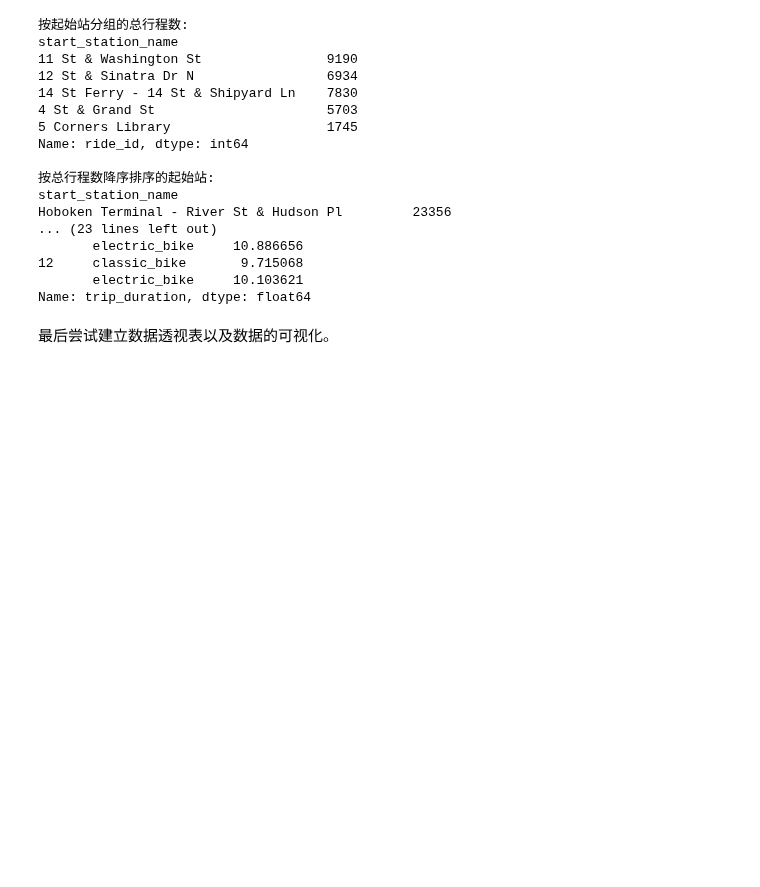
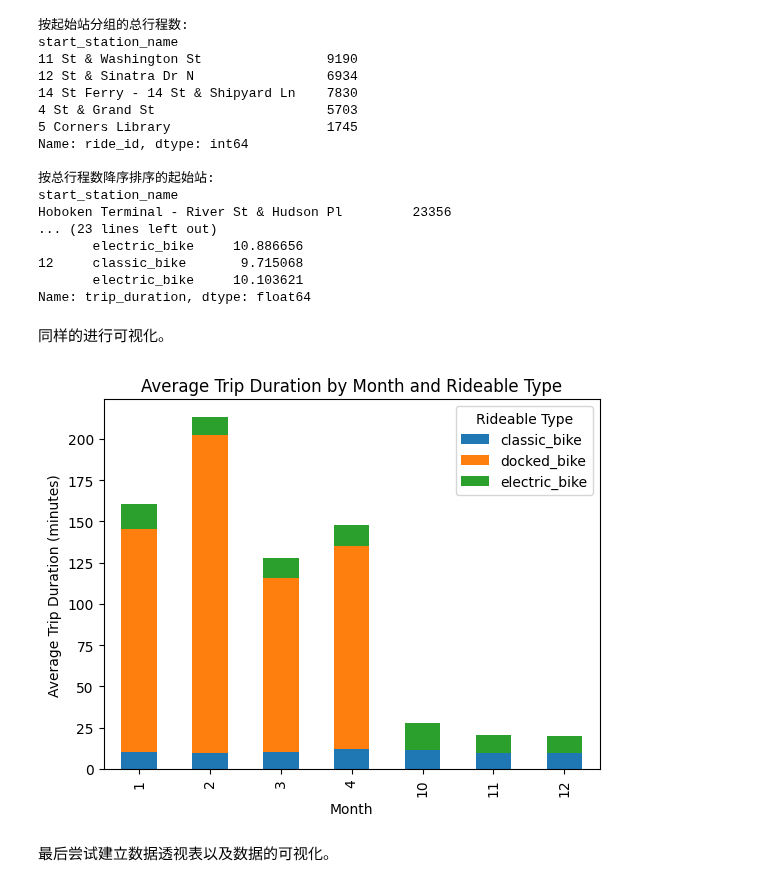
Before and after one commit to godaai/scale-py-zh, a Jupyter notebook: ch-dask-dataframe/dask-data-analysis.ipynb, the cells around one changed output. Drawn from its saved outputs; the diff is of its cells as text; code cells hidden in the pictures; blank space fills up the shorter version.

```diff
--- a/ch-dask-dataframe/dask-data-analysis.ipynb
+++ b/ch-dask-dataframe/dask-data-analysis.ipynb
@@ -129,7 +153,7 @@ ddf2 = ddf2.map_partitions(preprocess_data)
 
 concatenated_ddf = dd.concat([ddf, ddf2], axis=0)
 
-process_data(concatenated_ddf)
+trip_duration_by_member_and_month2 = process_data(concatenated_ddf)
 # %% [output]
 按起始站分组的总行程数:
 start_station_name
@@ -148,6 +172,12 @@ Hoboken Terminal - River St & Hudson Pl         23356
 12     classic_bike       9.715068
        electric_bike     10.103621
 Name: trip_duration, dtype: float64
+# %% [markdown]
+同样的进行可视化。
+# %%
+plot_data(trip_duration_by_member_and_month2)
+# %% [output]
+[figure, added]
 # %% [markdown]
 最后尝试建立数据透视表以及数据的可视化。
 # %%
```
Also changed, not shown: parts of 7 cells of this notebook.
